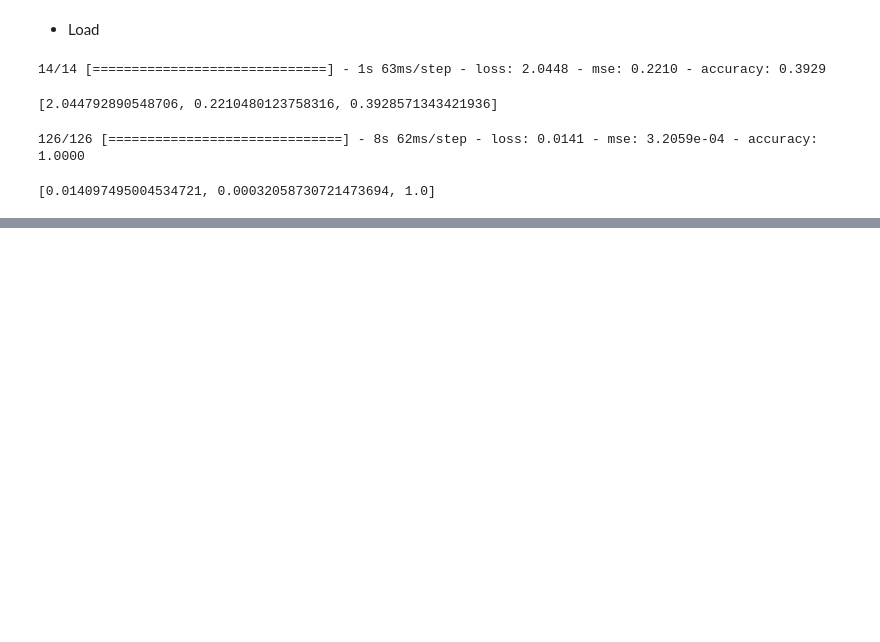
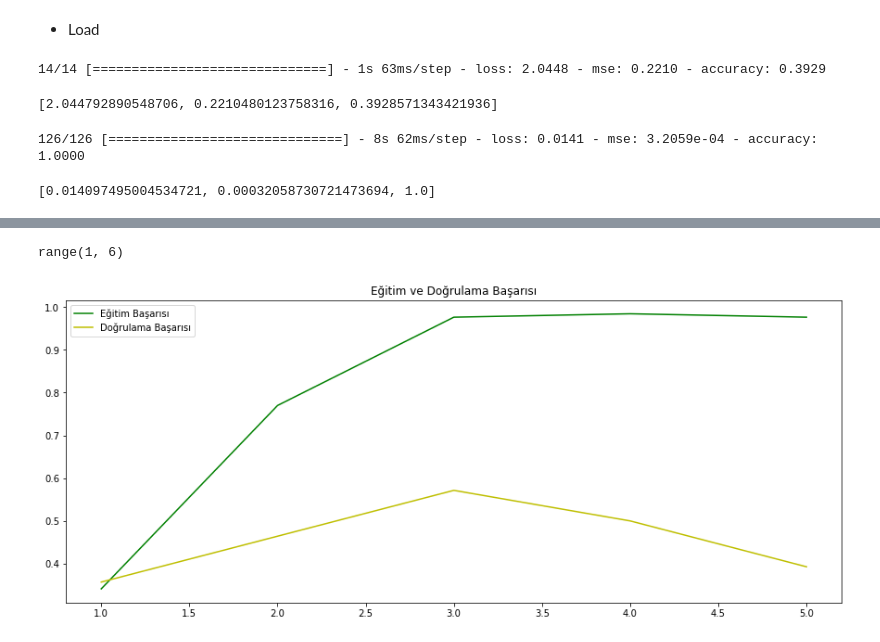
Before and after one commit to omeryildizce/Yapay_Zeka_ve_Bilgisayarli_Goru, a Jupyter notebook: Bolum_02_Tensorflow/c02_Tensorflow.ipynb, the cells around one changed output, grey strips where cells are left out. Cells and saved outputs as stored; diff of their text form; code cells hidden in the pictures; blank space fills up the shorter version.

Commit message:
Update c02_Tensorflow.ipynb
Loss ve accuracy değerleri görselleştirildi.

```diff
--- a/Bolum_02_Tensorflow/c02_Tensorflow.ipynb
+++ b/Bolum_02_Tensorflow/c02_Tensorflow.ipynb
@@ -304,0 +327,21 @@ model.evaluate(train_datagen)
+# %%
+acc = result.history["accuracy"]
+val_acc = result.history["val_accuracy"]
+acc_loss = result.history["loss"]
+val_loss = result.history["val_loss"]
+# %%
+epoch = range(1, len(acc)+1)
+epoch
+# %% [output]
+range(1, 6)
+# %%
+plt.figure(figsize=(15,6))
+plt.plot(epoch, acc,label=("Eğitim Başarısı"), color = "g")
+plt.plot(epoch, val_acc,label=("Doğrulama Başarısı"), color = "y")
+
+plt.title("Eğitim ve Doğrulama Başarısı")
+plt.legend()
+
+plt.show()
+# %% [output]
+[figure, added]
```
Also changed, not shown: parts of 3 cells of this notebook.
